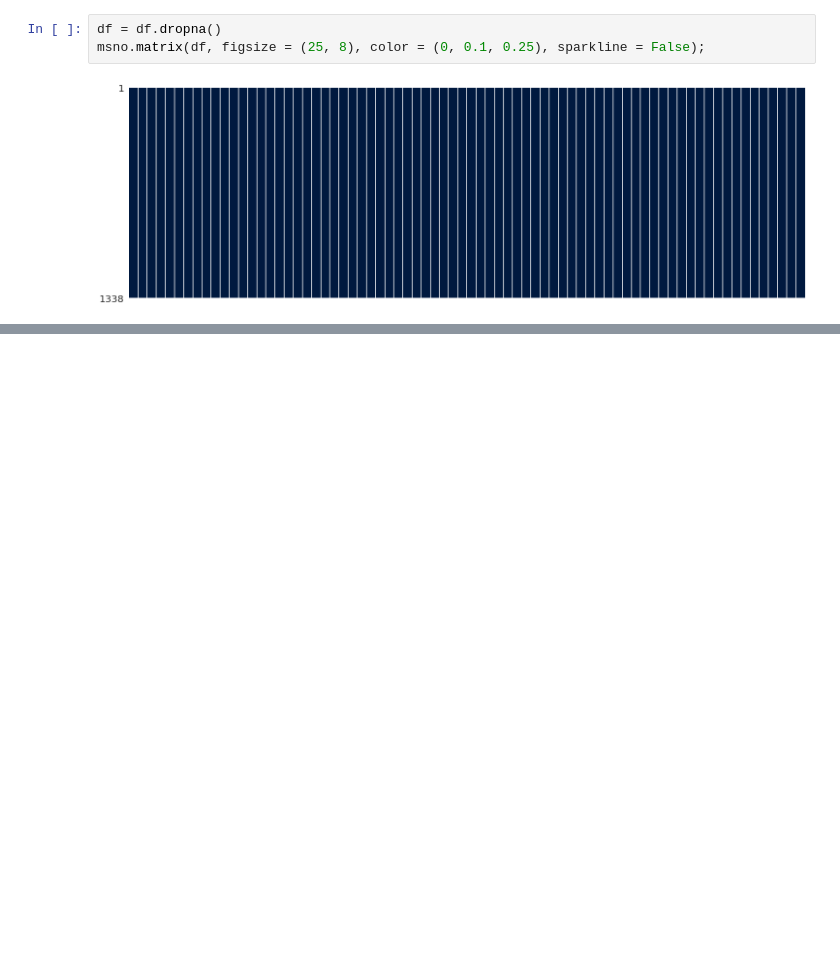
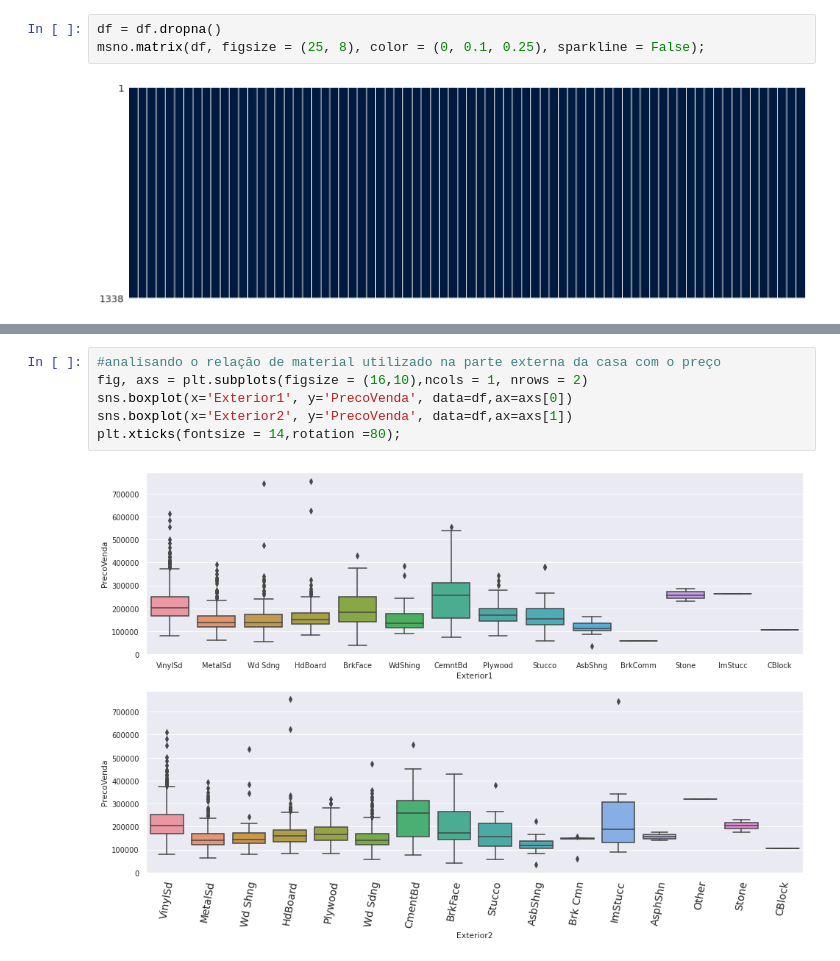
Before and after one commit to DionesGouvea/House-Price-Prediction-QuintoAndar, a Jupyter notebook: Precificação_de_imóveis_Quinto_Andar.ipynb, the cells around one changed output, grey strips where cells are left out. Drawn from its saved outputs; the diff is of its cells as text; blank space fills up the shorter version.

```diff
--- a/Precificação_de_imóveis_Quinto_Andar.ipynb
+++ b/Precificação_de_imóveis_Quinto_Andar.ipynb
@@ -284,0 +320,8 @@ msno.matrix(df, figsize = (25, 8), color = (0, 0.1, 0.25), sparkline = False);
+# %%
+#analisando o relação de material utilizado na parte externa da casa com o preço
+fig, axs = plt.subplots(figsize = (16,10),ncols = 1, nrows = 2)
+sns.boxplot(x='Exterior1', y='PrecoVenda', data=df,ax=axs[0])
+sns.boxplot(x='Exterior2', y='PrecoVenda', data=df,ax=axs[1])
+plt.xticks(fontsize = 14,rotation =80);
+# %% [output]
+[figure, added]
```
Also changed, not shown: parts of 11 cells of this notebook.
